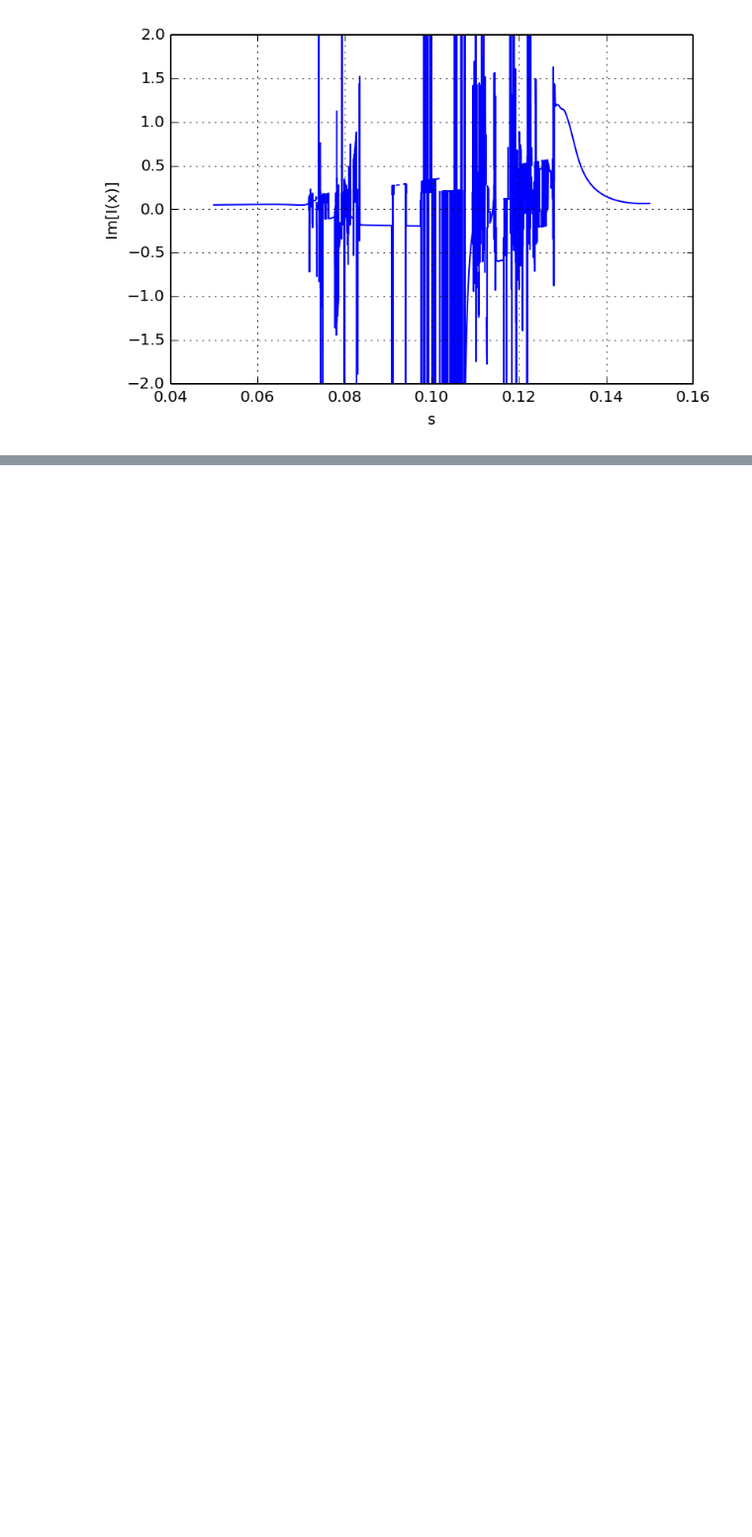
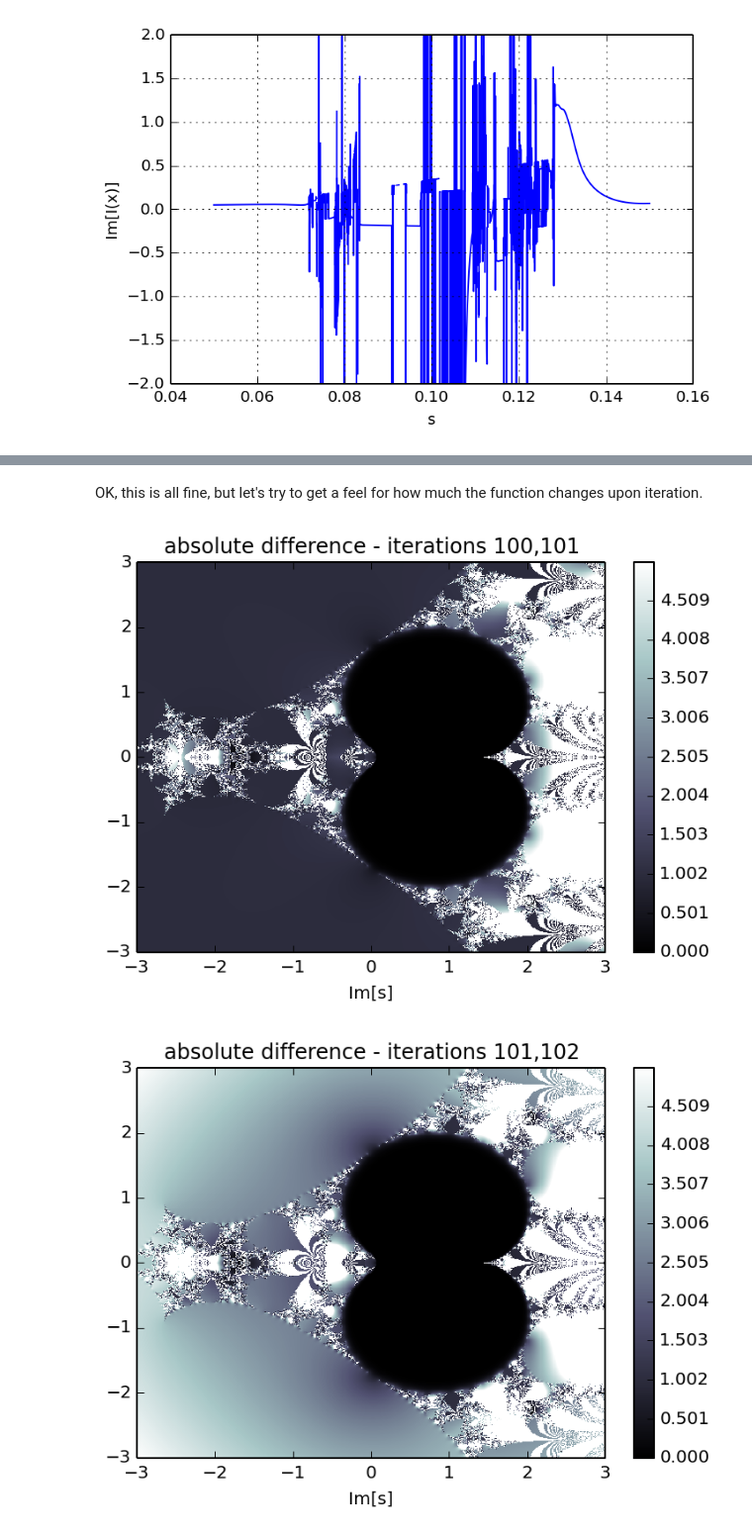
Before and after one commit to egmont7/Small, a Jupyter notebook: Imagination.ipynb, the cells around one changed output, grey strips where cells are left out. Shown at 99% size. Cells and saved outputs as stored; diff of their text form; code cells hidden in the pictures; blank space fills up the shorter version.

```diff
--- a/Imagination.ipynb
+++ b/Imagination.ipynb
@@ -148,10 +148,10 @@ $$\large I(s) = \lim_{n \to \infty} \zeta_n := s^{\zeta_{n-1}} ; \zeta_0=s$$
 
 Do you like this notation? I made it up just now :). All I mean is that $I(s)$ is the limit of applying the mapping indicated by $:=$ an infinite number of times. Let's try to figure out what $I(s)$ looks like.
 # %%
-def I(s):
-    ret = s
-    for _ in range(100):
-        ret = s ** ret
+def I(s, n = 100):
+    ret = s.copy()
+    for _ in range(n):
+        ret = pow(s,ret)
     return ret
 # %%
 n = 5000
@@ -215,0 +282,36 @@ If anyone more mathematically inclined sees this and has an explaination, I woul
+# %% [markdown]
+OK, this is all fine, but let's try to get a feel for how much the function changes upon iteration.
+# %%
+def plot_iter_diff(iter_0, iter_1, title_):
+    from matplotlib.colors import BoundaryNorm
+    from numpy import isnan
+    xmin, xmax = (-3,3)
+    ymin, ymax = (-3,3)
+
+    # make these smaller to increase the resolution
+    dx, dy = (xmax - xmin)/500, (ymax - ymin)/500
+
+    # generate 2 2d grids for the x & y bounds
+    y, x = mgrid[slice(ymin, ymax + dy, dy),
+                 slice(xmin, xmax + dx, dx)]
+
+    z = abs(iter_0 - iter_1)
+    mask = isnan(z)
+    z[mask] = 100000
+    levels = linspace(0,5,500)
+    cmap = plt.get_cmap('bone')
+    norm = BoundaryNorm(levels, ncolors=cmap.N, clip=True)
+
+    figure()
+    pcolormesh(x, y, z, cmap=cmap, norm=norm)
+    colorbar()
+    xlabel('Re[s]')
+    xlabel('Im[s]')
+    title(title_)
+    xlim((xmin, xmax))
+    ylim((ymin, ymax))
+plot_iter_diff(iter_100, iter_101, 'absolute difference - iterations 100,101')
+plot_iter_diff(iter_101, iter_102, 'absolute difference - iterations 101,102')
+# %% [output]
+[figure, added]
+[figure, added]
```
Also changed, not shown: parts of 10 cells of this notebook.
